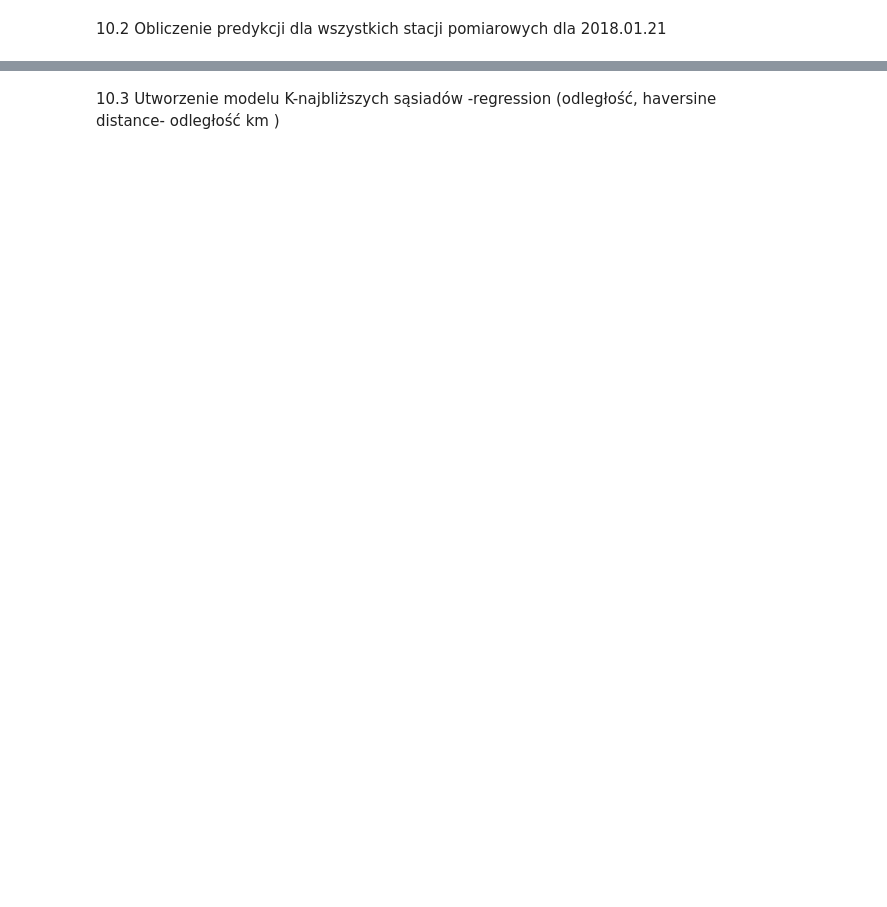
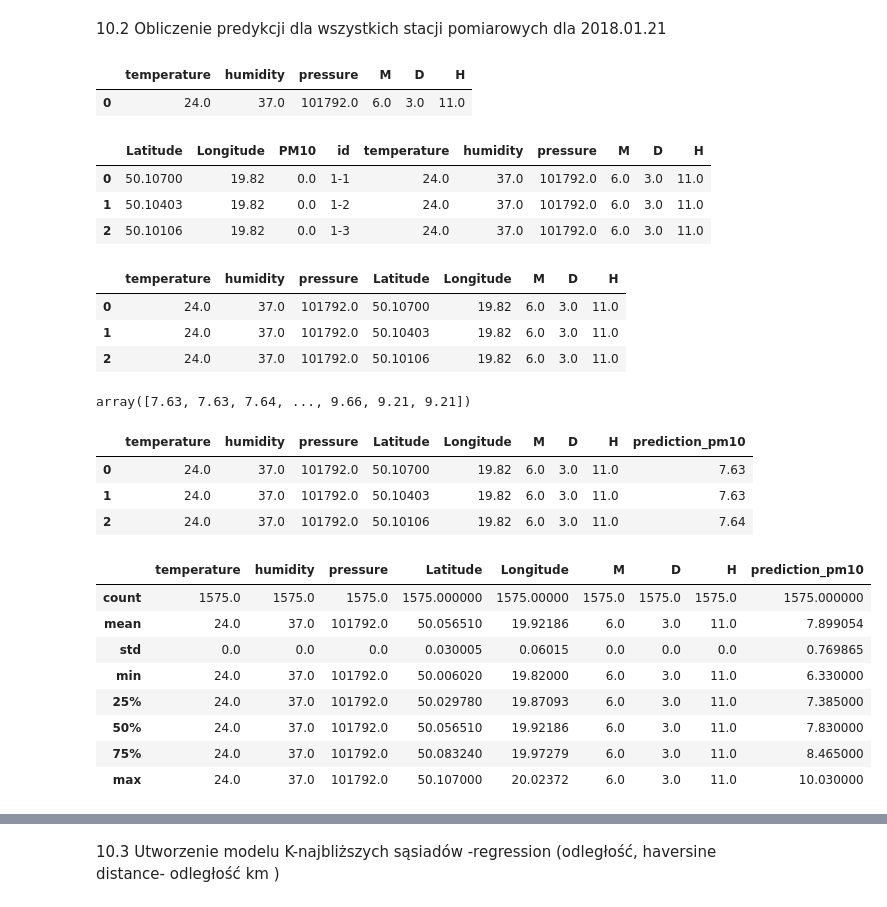
Before and after one commit to ciepielajan/SDA_SMOG_Wawelski, a Jupyter notebook: Jan/SDA_2021_04_11_Projekt_koncowy.ipynb, the cells around one changed output, grey strips where cells are left out. Saved outputs shown, nothing was run; the diff lists cells and outputs as text; code cells hidden in the pictures; blank space fills up the shorter version.

```diff
--- a/Jan/SDA_2021_04_11_Projekt_koncowy.ipynb
+++ b/Jan/SDA_2021_04_11_Projekt_koncowy.ipynb
@@ -301,2 +349,57 @@ geo_df["pm10"].iloc[1812]
 # %% [markdown]
 10.2 Obliczenie predykcji dla wszystkich stacji pomiarowych dla 2018.01.21
+# %%
+#wygenerowanie danych do testowej predykcji
+val_1812 = geo_df[["temperature",	"humidity","pressure","M","D",	"H"]].iloc[1812].values
+df_predict = pd.DataFrame([val_1812], columns=["temperature",	"humidity","pressure","M","D",	"H"])
+df_predict
+# %% [output]
+|  | temperature | humidity | pressure | M | D | H |
+| 0 | 24.0 | 37.0 | 101792.0 | 6.0 | 3.0 | 11.0 |
+# %%
+points["temperature"] = df_predict["temperature"].iloc[0]
+points["humidity"] = df_predict["humidity"].iloc[0]
+points["pressure"] = df_predict["pressure"].iloc[0]
+points["M"] = df_predict["M"].iloc[0]
+points["D"] = df_predict["D"].iloc[0]
+points["H"] = df_predict["H"].iloc[0]
+points[:3]
+# %% [output]
+|  | Latitude | Longitude | PM10 | id | temperature | humidity | pressure | M | D | H |
+| 0 | 50.10700 | 19.82 | 0.0 | 1-1 | 24.0 | 37.0 | 101792.0 | 6.0 | 3.0 | 11.0 |
+| 1 | 50.10403 | 19.82 | 0.0 | 1-2 | 24.0 | 37.0 | 101792.0 | 6.0 | 3.0 | 11.0 |
+| 2 | 50.10106 | 19.82 | 0.0 | 1-3 | 24.0 | 37.0 | 101792.0 | 6.0 | 3.0 | 11.0 |
+# %%
+points = points[["temperature",	"humidity","pressure","Latitude","Longitude","M","D",	"H"]]
+points[:3]
+# %% [output]
+|  | temperature | humidity | pressure | Latitude | Longitude | M | D | H |
+| 0 | 24.0 | 37.0 | 101792.0 | 50.10700 | 19.82 | 6.0 | 3.0 | 11.0 |
+| 1 | 24.0 | 37.0 | 101792.0 | 50.10403 | 19.82 | 6.0 | 3.0 | 11.0 |
+| 2 | 24.0 | 37.0 | 101792.0 | 50.10106 | 19.82 | 6.0 | 3.0 | 11.0 |
+# %%
+#przewidziało
+prediction = model.predict(points)
+prediction
+# %% [output]
+array([7.63, 7.63, 7.64, ..., 9.66, 9.21, 9.21])
+# %%
+points["prediction_pm10"] = prediction
+points[:3]
+# %% [output]
+|  | temperature | humidity | pressure | Latitude | Longitude | M | D | H | prediction_pm10 |
+| 0 | 24.0 | 37.0 | 101792.0 | 50.10700 | 19.82 | 6.0 | 3.0 | 11.0 | 7.63 |
+| 1 | 24.0 | 37.0 | 101792.0 | 50.10403 | 19.82 | 6.0 | 3.0 | 11.0 | 7.63 |
+| 2 | 24.0 | 37.0 | 101792.0 | 50.10106 | 19.82 | 6.0 | 3.0 | 11.0 | 7.64 |
+# %%
+points.describe()
+# %% [output]
+|  | temperature | humidity | pressure | Latitude | Longitude | M | D | H | prediction_pm10 |
+| count | 1575.0 | 1575.0 | 1575.0 | 1575.000000 | 1575.00000 | 1575.0 | 1575.0 | 1575.0 | 1575.000000 |
+| mean | 24.0 | 37.0 | 101792.0 | 50.056510 | 19.92186 | 6.0 | 3.0 | 11.0 | 7.899054 |
+| std | 0.0 | 0.0 | 0.0 | 0.030005 | 0.06015 | 0.0 | 0.0 | 0.0 | 0.769865 |
+| min | 24.0 | 37.0 | 101792.0 | 50.006020 | 19.82000 | 6.0 | 3.0 | 11.0 | 6.330000 |
+| 25% | 24.0 | 37.0 | 101792.0 | 50.029780 | 19.87093 | 6.0 | 3.0 | 11.0 | 7.385000 |
+| 50% | 24.0 | 37.0 | 101792.0 | 50.056510 | 19.92186 | 6.0 | 3.0 | 11.0 | 7.830000 |
+| 75% | 24.0 | 37.0 | 101792.0 | 50.083240 | 19.97279 | 6.0 | 3.0 | 11.0 | 8.465000 |
+| max | 24.0 | 37.0 | 101792.0 | 50.107000 | 20.02372 | 6.0 | 3.0 | 11.0 | 10.030000 |
```
Also changed, not shown: parts of 11 cells of this notebook.
